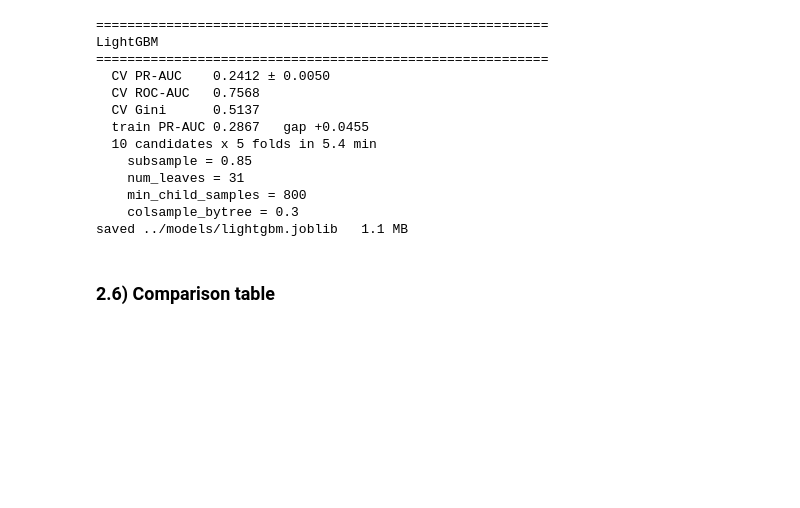
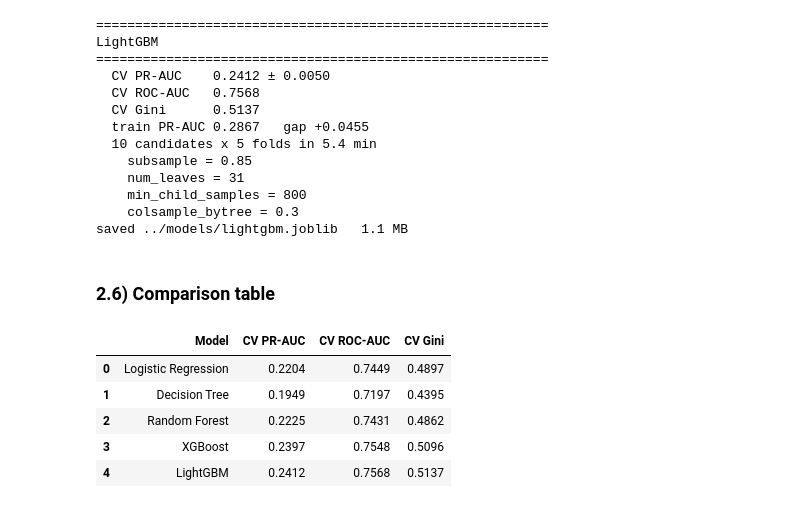
Before and after one commit to Edo-analyst/Home-Credit-Risk-Analysis, a Jupyter notebook: notebooks/03_modeling.ipynb, the cells around one changed output. Drawn from its saved outputs; the diff is of its cells as text; code cells hidden in the pictures; blank space fills up the shorter version.

Commit message:
Modeling: Add comparison table

```diff
--- a/notebooks/03_modeling.ipynb
+++ b/notebooks/03_modeling.ipynb
@@ -429,3 +429,32 @@ LightGBM
 saved ../models/lightgbm.joblib   1.1 MB
 # %% [markdown]
 ### 2.6) Comparison table
+# %%
+MODELS = {
+    "Logistic Regression": logreg_search,
+    "Decision Tree": tree_search,
+    "Random Forest": rf_search,
+    "XGBoost": xgb_search,
+    "LightGBM": lgbm_search,
+}
+
+comparison = pd.DataFrame([
+    {
+        "Model": name,
+        "CV PR-AUC": s.cv_results_["mean_test_ap"][s.best_index_],
+        "CV ROC-AUC": s.cv_results_["mean_test_roc"][s.best_index_],
+        "CV Gini": 2 * s.cv_results_["mean_test_roc"][s.best_index_] - 1,
+    }
+    for name, s in MODELS.items()
+])
+
+(comparison.style
+    .format({c: "{:.4f}" for c in comparison.columns if c != "Model"})
+    .highlight_max(subset=["CV PR-AUC", "CV ROC-AUC", "CV Gini"], color="#359d4a"))
+# %% [output]
+|  | Model | CV PR-AUC | CV ROC-AUC | CV Gini |
+| 0 | Logistic Regression | 0.2204 | 0.7449 | 0.4897 |
+| 1 | Decision Tree | 0.1949 | 0.7197 | 0.4395 |
+| 2 | Random Forest | 0.2225 | 0.7431 | 0.4862 |
+| 3 | XGBoost | 0.2397 | 0.7548 | 0.5096 |
+| 4 | LightGBM | 0.2412 | 0.7568 | 0.5137 |
```
